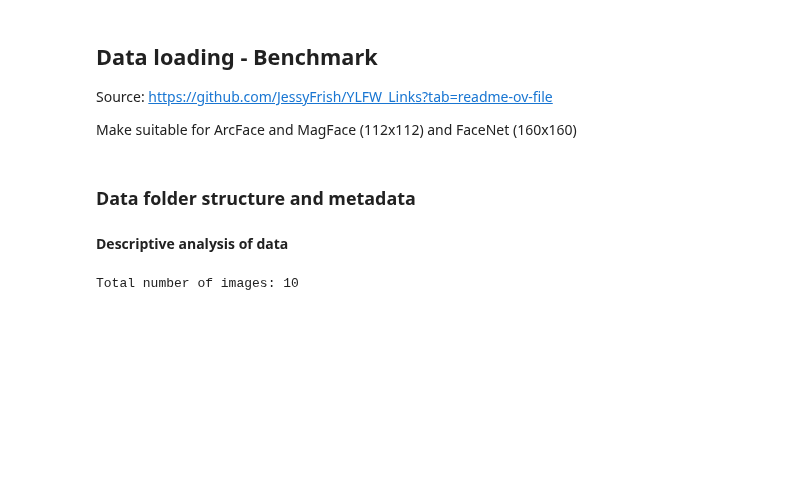
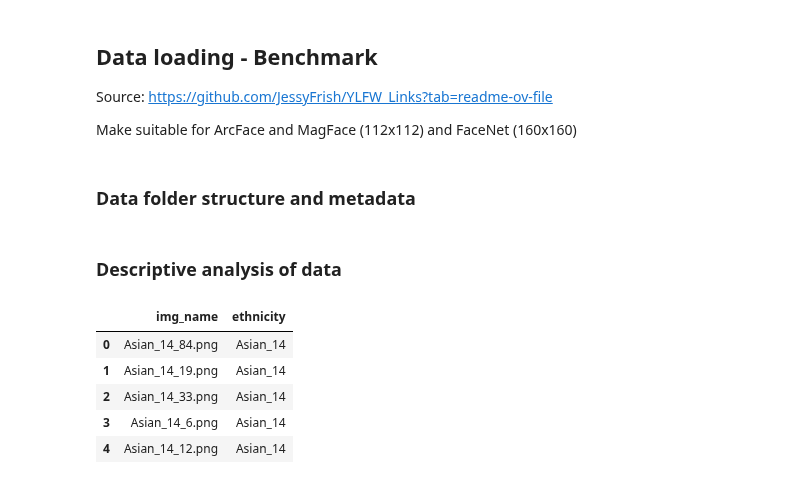
Before and after one commit to Kat-Gabi/Master_Thesis, a Jupyter notebook: notebooks/data_loading_ylfw.ipynb, the cells around one changed output. Cells and saved outputs as stored; diff of their text form; code cells hidden in the pictures; blank space fills up the shorter version.

```diff
--- a/notebooks/data_loading_ylfw.ipynb
+++ b/notebooks/data_loading_ylfw.ipynb
@@ -24,4 +25,4 @@ sns.set()
 
 # Model
 # %% [markdown]
-**Descriptive analysis of data**
+### Descriptive analysis of data
@@ -63,16 +28,0 @@ print("Total number of images:", total_images)
-# %%
-#'3 Total Number of images
-raw_data_path = '../data/raw/'
-
-dir_name = os.listdir(raw_data_path + 'MRCD/'+'Asian')
-print(f"Total number of images: {len(dir_name)}\n")
-
-## Number of identities in each class
-
-# Gender
-gender = np.array([int(gen.split("_")[1]) for gen in dir_name])
-
-
-#print(f"Total number of images: {n_individuals}\n")
-# %% [output]
-Total number of images: 10
@@ -80,0 +29,38 @@ Total number of images: 10
+# %%
+## Create dataframe
+
+# Define the path to the raw data directory
+raw_data_path = '../data/raw/'
+
+# Initialize lists to store image characteristics
+img_names = []
+ethnicities = []
+genders = []
+ages = []
+
+# Iterate through the directories of each ethnicity (e.g., 'Asian')
+ethnicities_list = os.listdir(raw_data_path + 'YLFW_bench/data_p2')
+for ethnicity in ethnicities_list:
+    ethnicity_dir = os.path.join(raw_data_path + 'YLFW_bench/data_p2', ethnicity)
+    if os.path.isdir(ethnicity_dir):
+        # Iterate through image files in the ethnicity directory
+        for img_name in os.listdir(ethnicity_dir):
+
+            # Append image characteristics to lists
+            img_names.append(img_name)
+            ethnicities.append(ethnicity)
+
+
+# Create a DataFrame from the lists
+data = {'img_name': img_names, 'ethnicity': ethnicities}
+df = pd.DataFrame(data)
+
+# Display the DataFrame
+df.head()
+# %% [output]
+|  | img_name | ethnicity |
+| 0 | Asian_14_84.png | Asian_14 |
+| 1 | Asian_14_19.png | Asian_14 |
+| 2 | Asian_14_33.png | Asian_14 |
+| 3 | Asian_14_6.png | Asian_14 |
+| 4 | Asian_14_12.png | Asian_14 |
```
Also changed, not shown: parts of 3 cells of this notebook, 2 other files.
